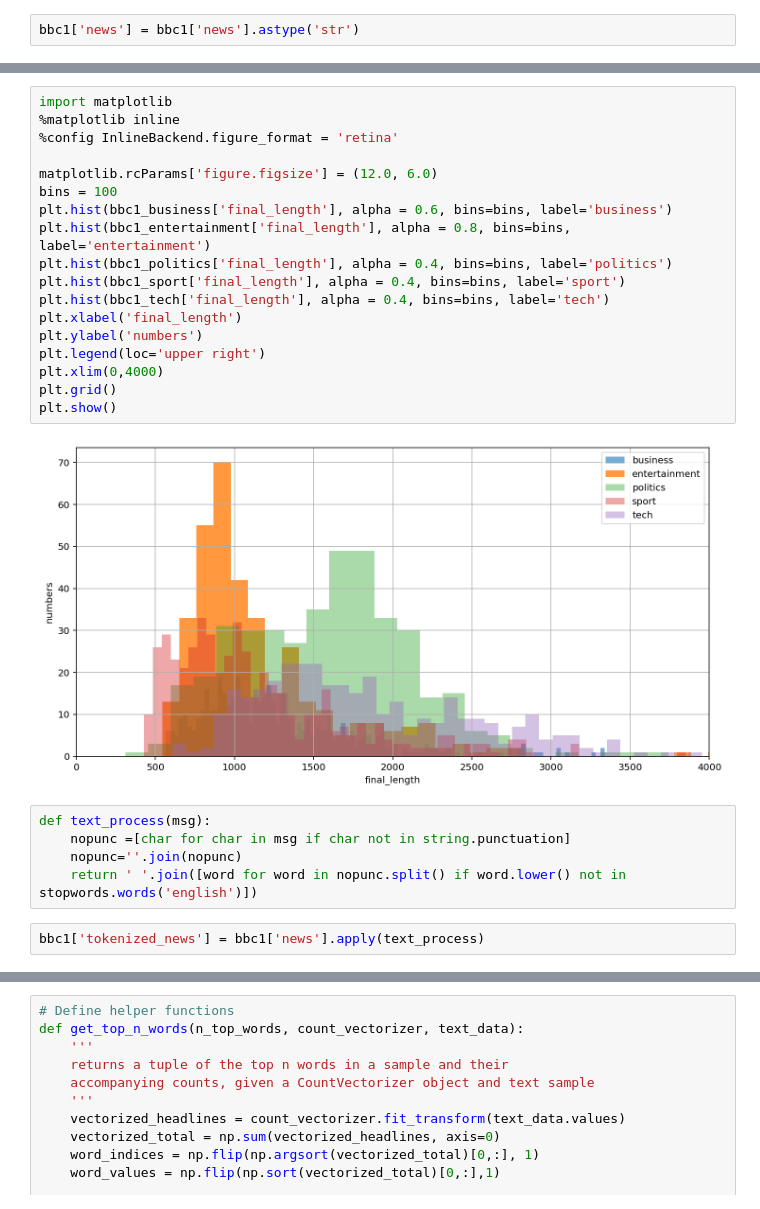
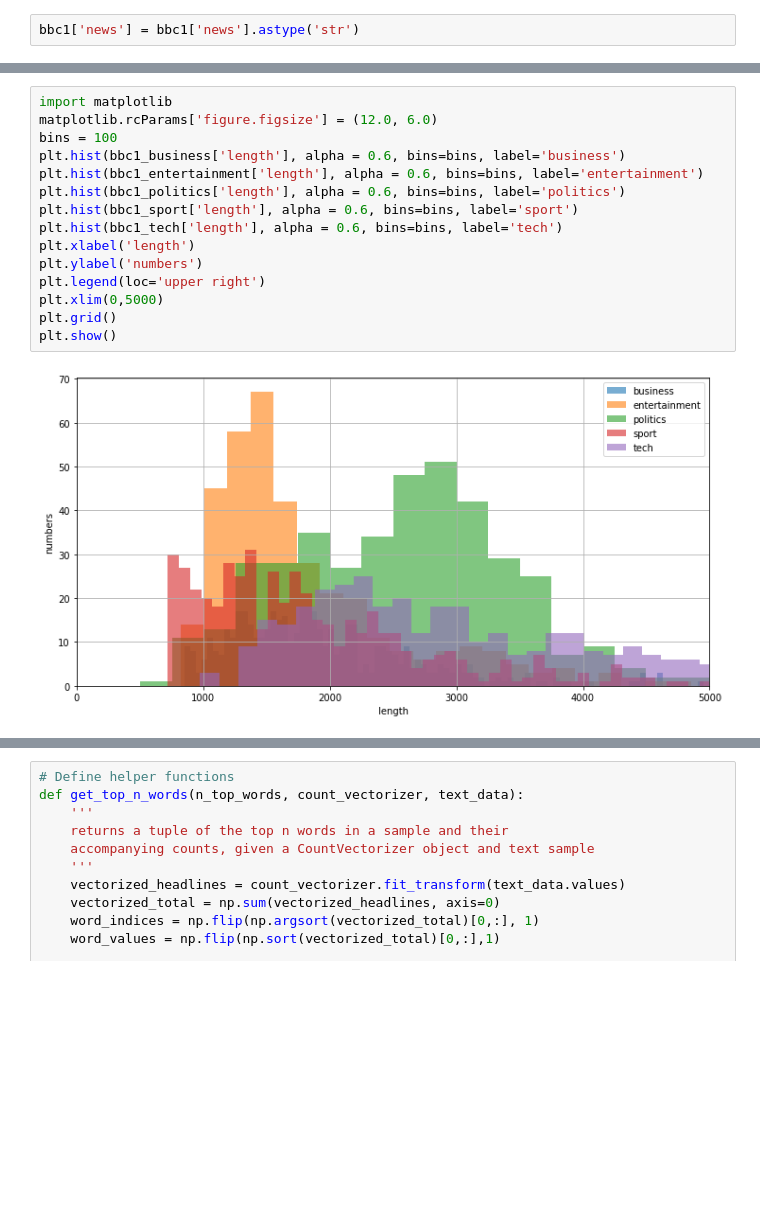
Before and after one commit to soumyajt1991/Topic-Modeling-on-News-Articles, a Jupyter notebook: Soumyajit_Das_Team_3_Topic_Modeling_on_News_Articles_Capstone_Project_3.ipynb, the cells around one changed output, grey strips where cells are left out. Drawn from its saved outputs; the diff is of its cells as text; blank space fills up the shorter version.

```diff
--- a/Soumyajit_Das_Team_3_Topic_Modeling_on_News_Articles_Capstone_Project_3.ipynb
+++ b/Soumyajit_Das_Team_3_Topic_Modeling_on_News_Articles_Capstone_Project_3.ipynb
@@ -331,27 +384,17 @@ plt.hist(bbc1_tech['final_length'], alpha = 0.4, bins=bins, label='tech')
 # %%
 import matplotlib
-%matplotlib inline
-%config InlineBackend.figure_format = 'retina'
-
 matplotlib.rcParams['figure.figsize'] = (12.0, 6.0)
 bins = 100
-plt.hist(bbc1_business['final_length'], alpha = 0.6, bins=bins, label='business')
-plt.hist(bbc1_entertainment['final_length'], alpha = 0.8, bins=bins, label='entertainment')
-plt.hist(bbc1_politics['final_length'], alpha = 0.4, bins=bins, label='politics')
-plt.hist(bbc1_sport['final_length'], alpha = 0.4, bins=bins, label='sport')
-plt.hist(bbc1_tech['final_length'], alpha = 0.4, bins=bins, label='tech')
-plt.xlabel('final_length')
+plt.hist(bbc1_business['length'], alpha = 0.6, bins=bins, label='business')
+plt.hist(bbc1_entertainment['length'], alpha = 0.6, bins=bins, label='entertainment')
+plt.hist(bbc1_politics['length'], alpha = 0.6, bins=bins, label='politics')
+plt.hist(bbc1_sport['length'], alpha = 0.6, bins=bins, label='sport')
+plt.hist(bbc1_tech['length'], alpha = 0.6, bins=bins, label='tech')
+plt.xlabel('length')
 plt.ylabel('numbers')
 plt.legend(loc='upper right')
-plt.xlim(0,4000)
+plt.xlim(0,5000)
 plt.grid()
 plt.show()
 # %% [output]
-[figure, old version]
+[figure, new version]
-# %%
-def text_process(msg):
-    nopunc =[char for char in msg if char not in string.punctuation]
-    nopunc=''.join(nopunc)
-    return ' '.join([word for word in nopunc.split() if word.lower() not in stopwords.words('english')])
-# %%
-bbc1['tokenized_news'] = bbc1['news'].apply(text_process)
```
Also changed, not shown: parts of 106 cells of this notebook.
